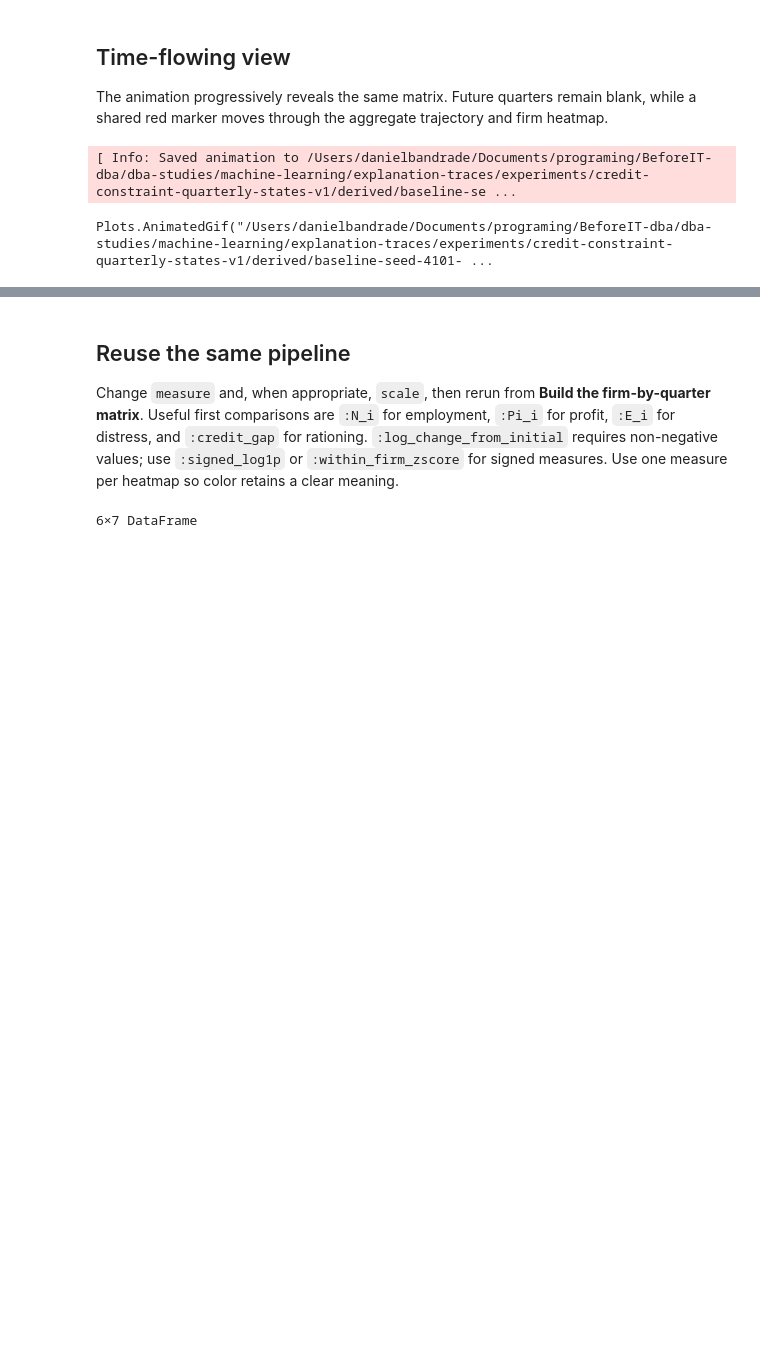
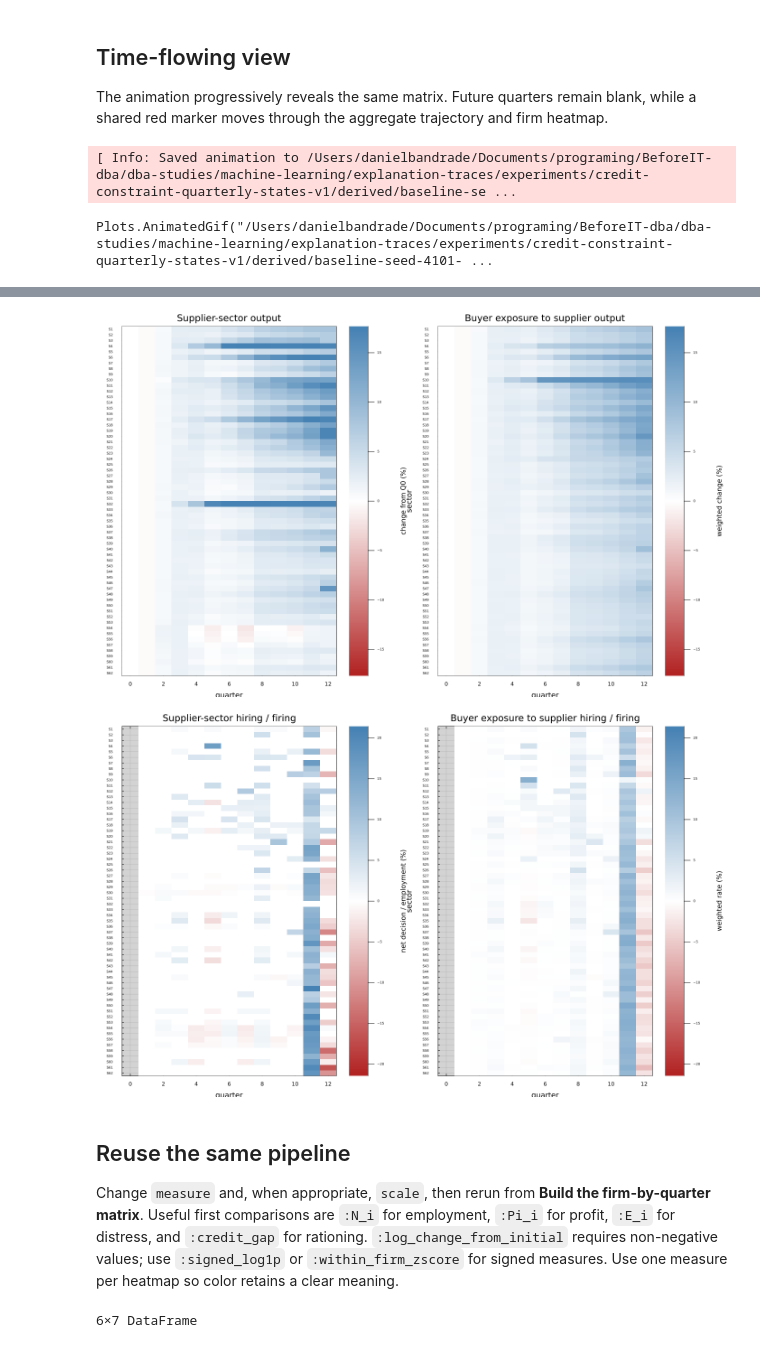
Before and after one commit to danielbandrade/BeforeIT-dba, a Jupyter notebook: dba-studies/machine-learning/explanation-traces/explanation-trace-eda.ipynb, the cells around one changed output, grey strips where cells are left out. Drawn from its saved outputs; the diff is of its cells as text; code cells hidden in the pictures; blank space fills up the shorter version.

Commit message:
going deep on heatmaps

```diff
--- a/dba-studies/machine-learning/explanation-traces/explanation-trace-eda.ipynb
+++ b/dba-studies/machine-learning/explanation-traces/explanation-trace-eda.ipynb
@@ -322,3 +474,79 @@ Plots.AnimatedGif("/Users/danielbandrade/Documents/programing/BeforeIT-dba/dba-s
+# %%
+function sector_matrix(panel, measure, sector_count, quarters)
+    values = zeros(sector_count, length(quarters))
+    quarter_index = Dict(quarter => index for (index, quarter) in enumerate(quarters))
+    for row in eachrow(panel)
+        sector = Int(row.sector)
+        1 <= sector <= sector_count || error("Sector $sector is outside 1:$sector_count")
+        value = row[measure]
+        ismissing(value) || (values[sector, quarter_index[Int(row.quarter)]] += Float64(value))
+    end
+    return values
+end
+
+sector_output = sector_matrix(firm_data, :Y_i, sector_count, quarters)
+sector_employment = sector_matrix(firm_data, :N_i, sector_count, quarters)
+sector_decisions = sector_matrix(transition_data, :employment_decision, sector_count, quarters)
+@assert all(sector_output[:, 1] .> 0)
+@assert isapprox(
+    sum(sector_output[:, end]),
+    sum(firm_data[firm_data.quarter .== last(quarters), :Y_i]); atol = 1.0e-10,
+)
+
+sector_output_change = 100 .* (sector_output ./ sector_output[:, 1:1] .- 1)
+sector_hiring_rate = fill(NaN, sector_count, length(quarters))
+for column in 2:length(quarters)
+    sector_hiring_rate[:, column] .=
+        100 .* sector_decisions[:, column] ./ max.(sector_employment[:, column - 1], 1)
+end
+network_output_change = transpose(io_weights) * sector_output_change
+network_hiring_rate = transpose(io_weights) * sector_hiring_rate
+@assert all(iszero, network_output_change[:, 1])
+@assert all(isnan, network_hiring_rate[:, 1])
+
+function sector_heatmap(values; title, color_limits, colorbar_title)
+    heatmap(
+        quarters, 1:sector_count, values;
+        xlabel = "quarter", ylabel = "sector", title,
+        yticks = (1:sector_count, ["S$sector" for sector in 1:sector_count]),
+        ytickfontsize = 5, yflip = true,
+        color = cgrad([:firebrick, :white, :steelblue]),
+        colorbar = true, colorbar_title, clims = color_limits,
+        background_color_inside = :lightgray, legend = false,
+    )
+end
+
+output_limits = observed_limits(
+    vcat(sector_output_change, network_output_change); symmetric = true,
+)
+hiring_limits = observed_limits(
+    vcat(sector_hiring_rate, network_hiring_rate); symmetric = true,
+)
+output_charts = plot(
+    sector_heatmap(
+        sector_output_change; title = "Supplier-sector output",
+        color_limits = output_limits, colorbar_title = "change from Q0 (%)",
+    ),
+    sector_heatmap(
+        network_output_change; title = "Buyer exposure to supplier output",
+        color_limits = output_limits, colorbar_title = "weighted change (%)",
+    ); layout = (1, 2), size = (1400, 850),
+)
+employment_charts = plot(
+    sector_heatmap(
+        sector_hiring_rate; title = "Supplier-sector hiring / firing",
+        color_limits = hiring_limits, colorbar_title = "net decision / employment (%)",
+    ),
+    sector_heatmap(
+        network_hiring_rate; title = "Buyer exposure to supplier hiring / firing",
+        color_limits = hiring_limits, colorbar_title = "weighted rate (%)",
+    ); layout = (1, 2), size = (1400, 850),
+)
+display(output_charts)
+display(employment_charts)
+# %% [output]
+[figure, added]
+[figure, added]
 # %% [markdown]
 ## Reuse the same pipeline
 
```
Also changed, not shown: parts of 3 cells of this notebook, 1 other file.
